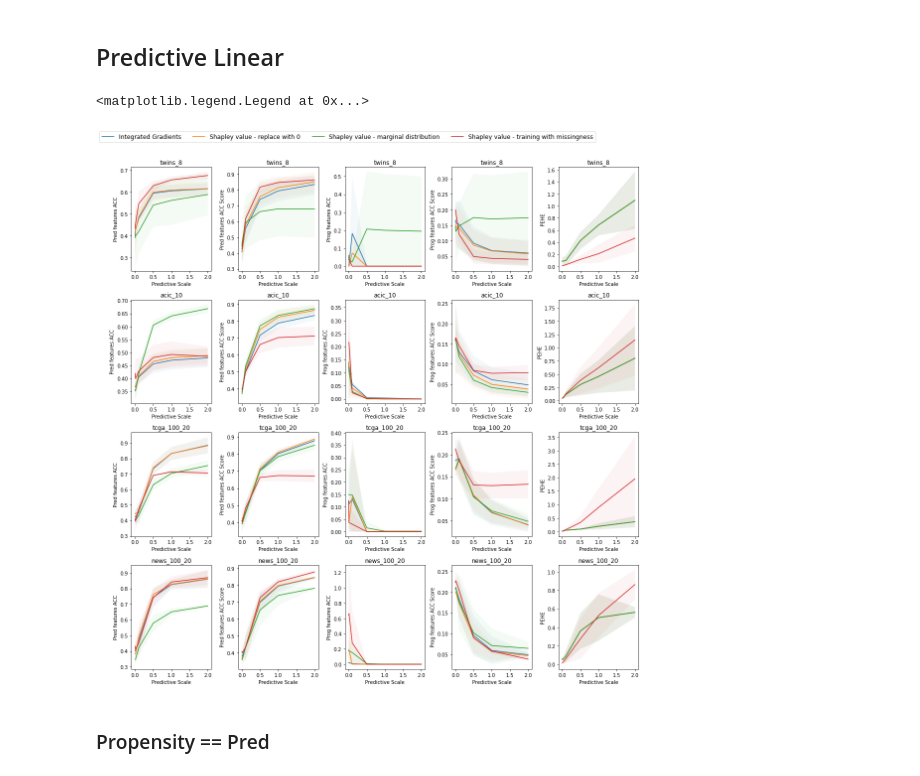
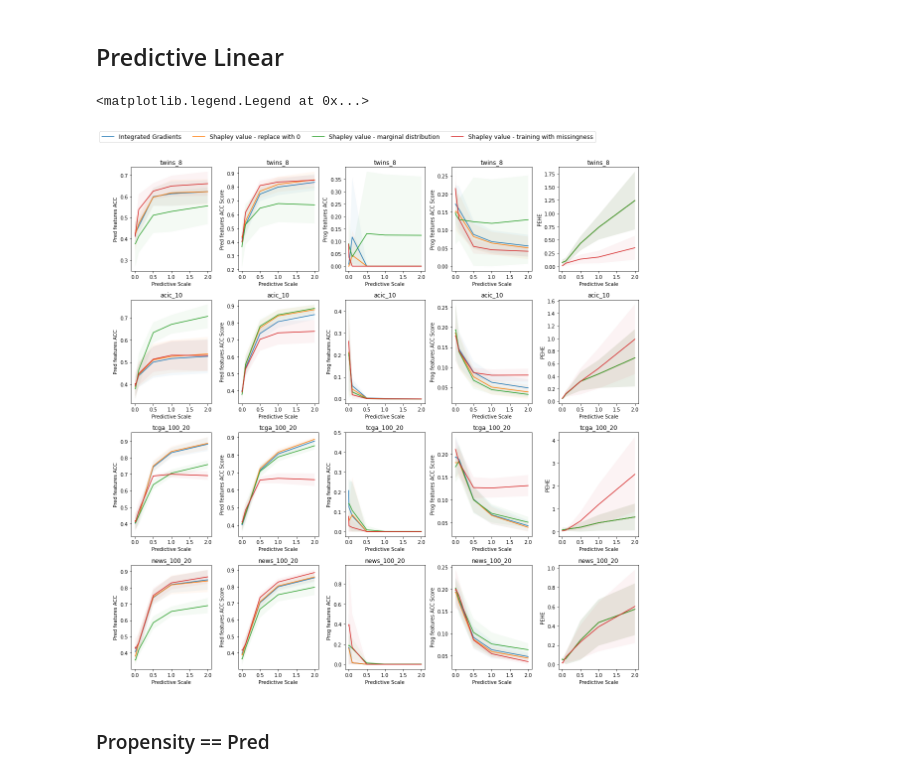
Before and after one commit to q8888620002/LIFT-XAI, a Jupyter notebook: results/plot_results_vandershaar.ipynb, the cells around one changed output. Saved outputs shown, nothing was run; the diff lists cells and outputs as text; code cells hidden in the pictures.

```diff
--- a/results/plot_results_vandershaar.ipynb
+++ b/results/plot_results_vandershaar.ipynb
@@ -354,9 +349,9 @@ metrics = ["Pred features ACC",
 
 seeds = ["seed1",
          "seed2",
-        "seed3",
-         #"seed4",
-         #"seed5",
+         "seed3",
+         "seed4",
+         "seed5",
          # "seed6",
          # "seed7",
          #"seed8",
@@ -405,34 +400,34 @@ for data_index in range(len(dataset_list)):
 
         plt.subplot(4, len(metrics), len(metrics)*data_index+metric_index+1)
 
         for e in explainers:
 
             data = datasets[datasets.Explainer == e]
 
             mean = data.groupby(experiment_name).mean().reset_index()
             std = data.groupby(experiment_name).std().reset_index()
 
             if e == "shapley_value_sampling":
                 e = "Shapley value - replace with 0"
             elif e == "naive_shap":
                 e = "Shapley value - marginal distribution"
             elif e == "integrated_gradients":
                 e = "Integrated Gradients"
             elif e == "explain_with_missingness":
                 e = "Shapley value - training with missingness"
 
             plt.plot(mean[experiment_name], mean[metric], label=e)
             plt.fill_between(mean[experiment_name], np.where(mean[metric]-std[metric]>0, mean[metric]-std[metric],0), mean[metric]+std[metric],  alpha=.05)
 
         plt.xlabel(experiment_name)
         plt.ylabel(metric)
         plt.title(dataset_list[data_index])
 
 plt.tight_layout()
 plt.legend(bbox_to_anchor=(0.5, 5.2),ncol=len(explainers),prop={'size': 12})
 # %% [output]
 <matplotlib.legend.Legend at 0x...>
-[figure, old version]
+[figure, new version]
 # %% [markdown]
 ### Propensity == Pred
 # %%
```
Also changed, not shown: parts of 3 cells of this notebook, 5 other files.
